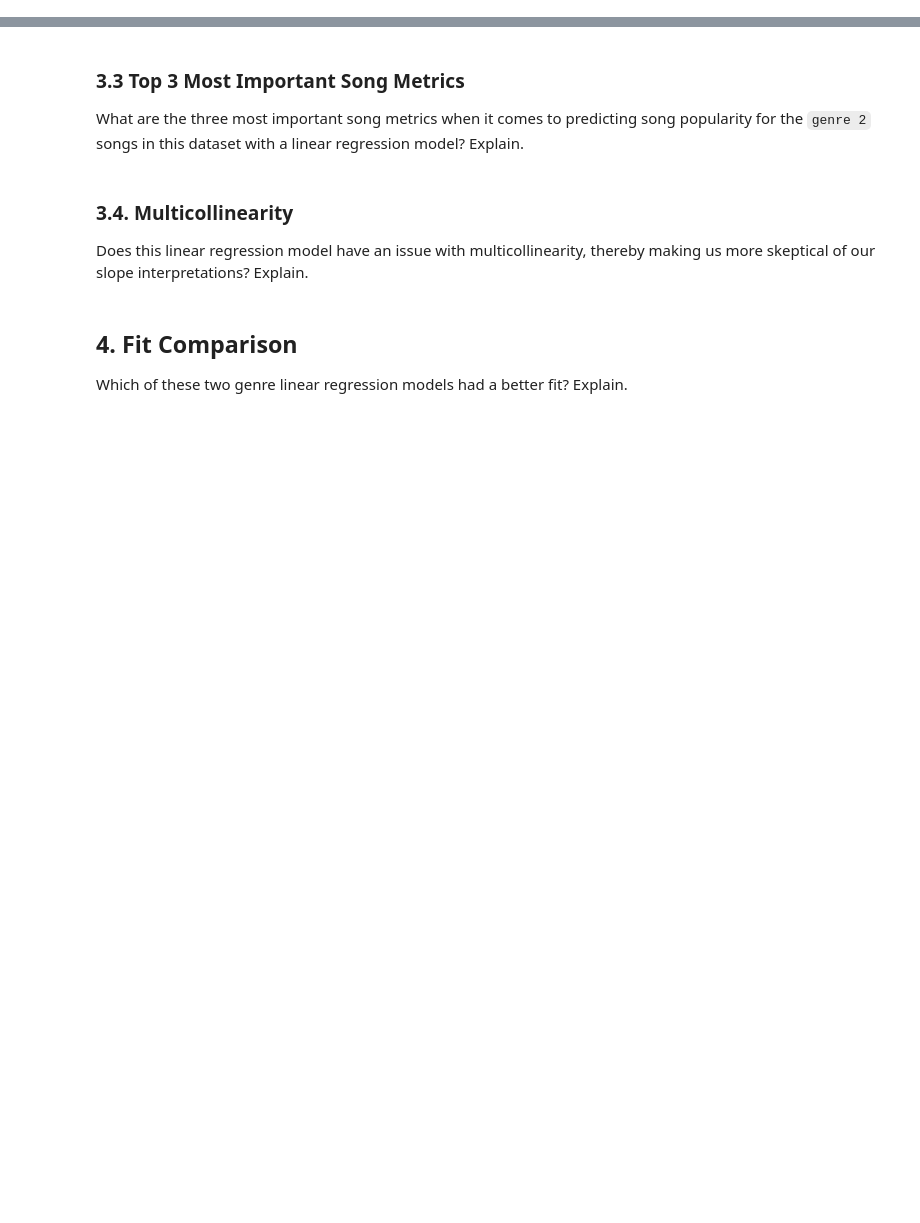
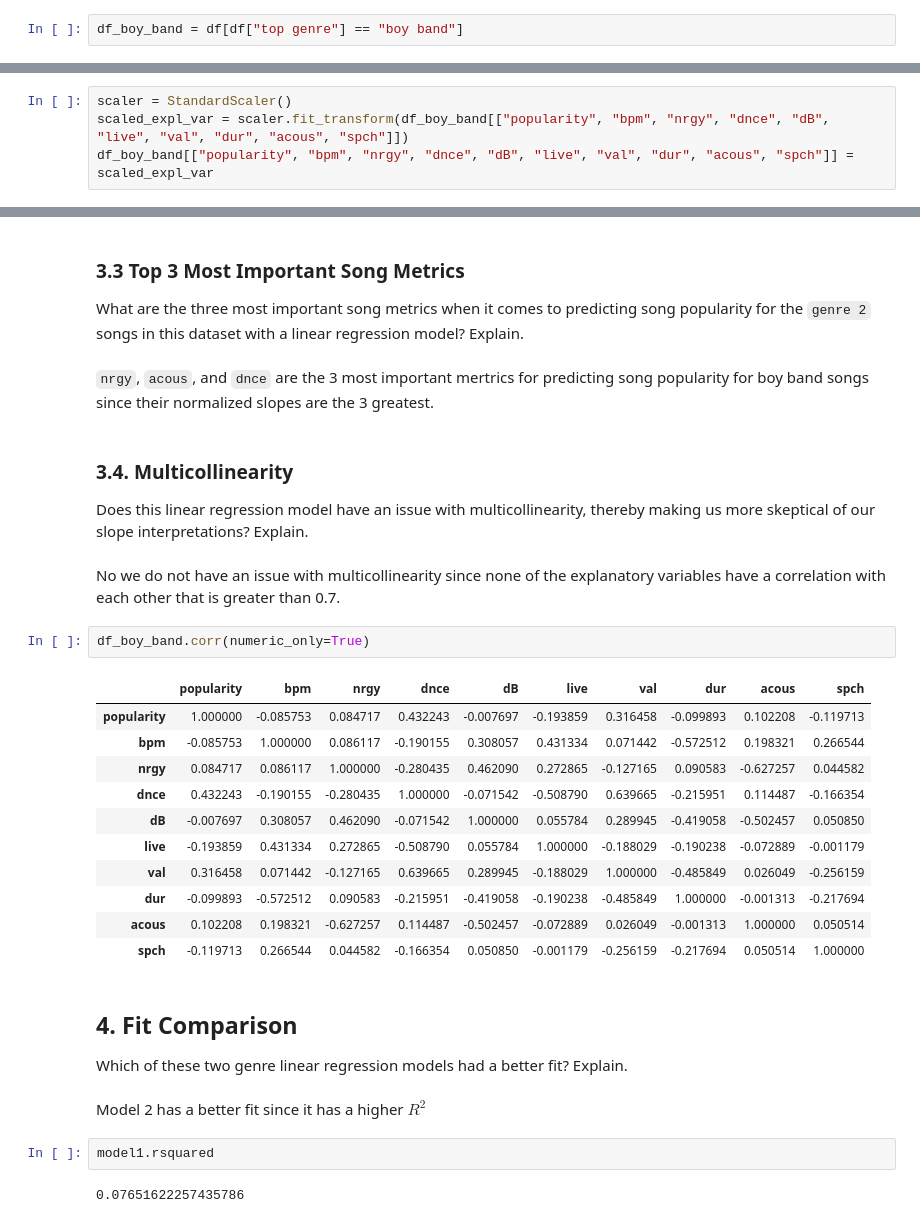
Before and after one commit to ryguy2k4/stat207, a Jupyter notebook: lab_07/lab_07_group.ipynb, the cells around one changed output, grey strips where cells are left out. Cells and saved outputs as stored; diff of their text form; blank space fills up the shorter version.

```diff
--- a/lab_07/lab_07_group.ipynb
+++ b/lab_07/lab_07_group.ipynb
@@ -115,3 +141,5 @@ Suppose we would only like to consider genres in this dataset that have at least
+# %%
+df_boy_band = df[df["top genre"] == "boy band"]
 # %% [markdown]
 ## 2. First Genre Analysis
 
@@ -182,3 +287,7 @@ HOWEVER, we'd ALSO like to determine HOW IMPORTANT each of these explanatory var
 ### 3.1 z-Score Scaling the Explanatory Variables
 
 Next, scale each of your explanatory variables in your `second genre dataset` using the z-score scaling method that we discussed in class.
+# %%
+scaler = StandardScaler()
+scaled_expl_var = scaler.fit_transform(df_boy_band[["popularity", "bpm", "nrgy", "dnce", "dB", "live", "val", "dur", "acous", "spch"]])
+df_boy_band[["popularity", "bpm", "nrgy", "dnce", "dB", "live", "val", "dur", "acous", "spch"]] =  scaled_expl_var
@@ -190,11 +336,35 @@ Next, fit a linear regression model with your `second genre dataset`, predicting
 ### 3.3 Top 3 Most Important Song Metrics
 
 What are the three most important song metrics when it comes to predicting song popularity for the `genre 2` songs in this dataset with a linear regression model? Explain.
+# %% [markdown]
+`nrgy`, `acous`, and `dnce` are the 3 most important mertrics for predicting song popularity for boy band songs since their normalized slopes are the 3 greatest.
 # %% [markdown]
 ### 3.4. Multicollinearity
 
 Does this linear regression model have an issue with multicollinearity, thereby making us more skeptical of our slope interpretations? Explain.
+# %% [markdown]
+No we do not have an issue with multicollinearity since none of the explanatory variables have a correlation with each other that is greater than 0.7.
+# %%
+df_boy_band.corr(numeric_only=True)
+# %% [output]
+|  | popularity | bpm | nrgy | dnce | dB | live | val | dur | acous | spch |
+| popularity | 1.000000 | -0.085753 | 0.084717 | 0.432243 | -0.007697 | -0.193859 | 0.316458 | -0.099893 | 0.102208 | -0.119713 |
+| bpm | -0.085753 | 1.000000 | 0.086117 | -0.190155 | 0.308057 | 0.431334 | 0.071442 | -0.572512 | 0.198321 | 0.266544 |
+| nrgy | 0.084717 | 0.086117 | 1.000000 | -0.280435 | 0.462090 | 0.272865 | -0.127165 | 0.090583 | -0.627257 | 0.044582 |
+| dnce | 0.432243 | -0.190155 | -0.280435 | 1.000000 | -0.071542 | -0.508790 | 0.639665 | -0.215951 | 0.114487 | -0.166354 |
+| dB | -0.007697 | 0.308057 | 0.462090 | -0.071542 | 1.000000 | 0.055784 | 0.289945 | -0.419058 | -0.502457 | 0.050850 |
+| live | -0.193859 | 0.431334 | 0.272865 | -0.508790 | 0.055784 | 1.000000 | -0.188029 | -0.190238 | -0.072889 | -0.001179 |
+| val | 0.316458 | 0.071442 | -0.127165 | 0.639665 | 0.289945 | -0.188029 | 1.000000 | -0.485849 | 0.026049 | -0.256159 |
+| dur | -0.099893 | -0.572512 | 0.090583 | -0.215951 | -0.419058 | -0.190238 | -0.485849 | 1.000000 | -0.001313 | -0.217694 |
+| acous | 0.102208 | 0.198321 | -0.627257 | 0.114487 | -0.502457 | -0.072889 | 0.026049 | -0.001313 | 1.000000 | 0.050514 |
+| spch | -0.119713 | 0.266544 | 0.044582 | -0.166354 | 0.050850 | -0.001179 | -0.256159 | -0.217694 | 0.050514 | 1.000000 |
 # %% [markdown]
 ## 4. Fit Comparison
 
 Which of these two genre linear regression models had a better fit? Explain.
+# %% [markdown]
+Model 2 has a better fit since it has a higher $R^2$
+# %%
+model1.rsquared
+# %% [output]
+0.07651622257435786
```
Also changed, not shown: parts of 16 cells of this notebook.
